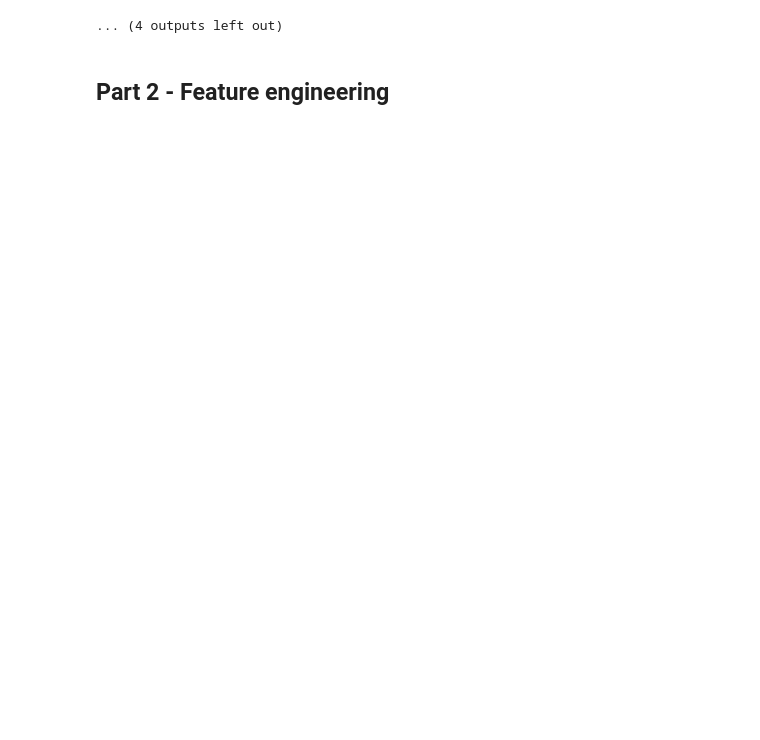
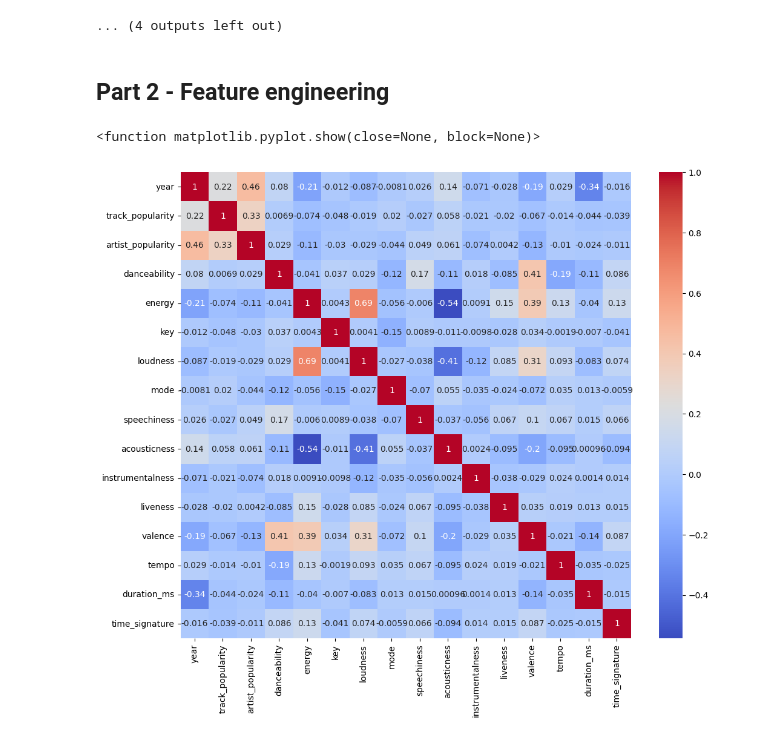
Before and after one commit to fxcollot/SpotifyUnsupervised, a Jupyter notebook: Spotify_2.ipynb, the cells around one changed output. Saved outputs shown, nothing was run; the diff lists cells and outputs as text; code cells hidden in the pictures; blank space fills up the shorter version.

```diff
--- a/Spotify_2.ipynb
+++ b/Spotify_2.ipynb
@@ -164,3 +199,10 @@ plt.show()
 ... (4 outputs left out)
 # %% [markdown]
 ## Part 2 - Feature engineering
+# %%
+plt.figure(figsize=(12, 10))
+sns.heatmap(numeric_df.corr(), cmap="coolwarm", annot=True) # les variables ayant coefficient > 0.8 portent souvent la même info
+plt.show
+# %% [output]
+<function matplotlib.pyplot.show(close=None, block=None)>
+[figure, added]
```
Also changed, not shown: parts of 10 cells of this notebook.
